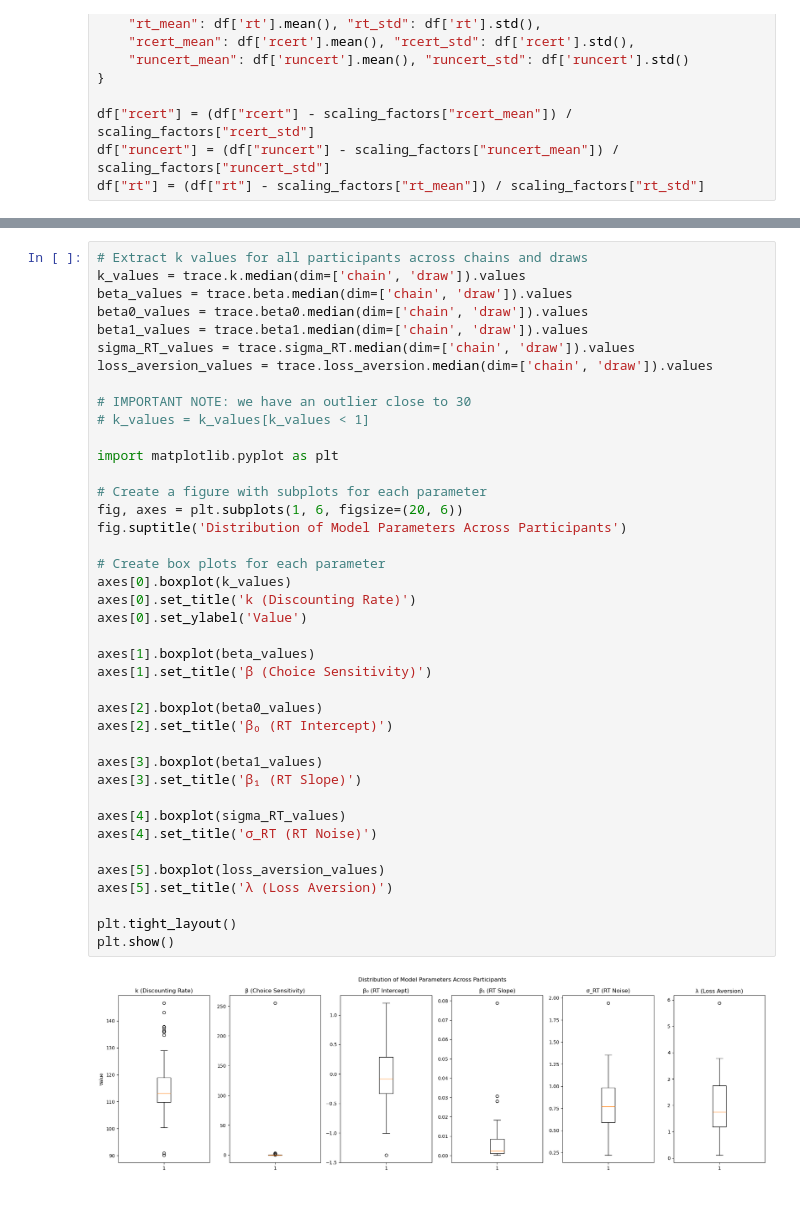
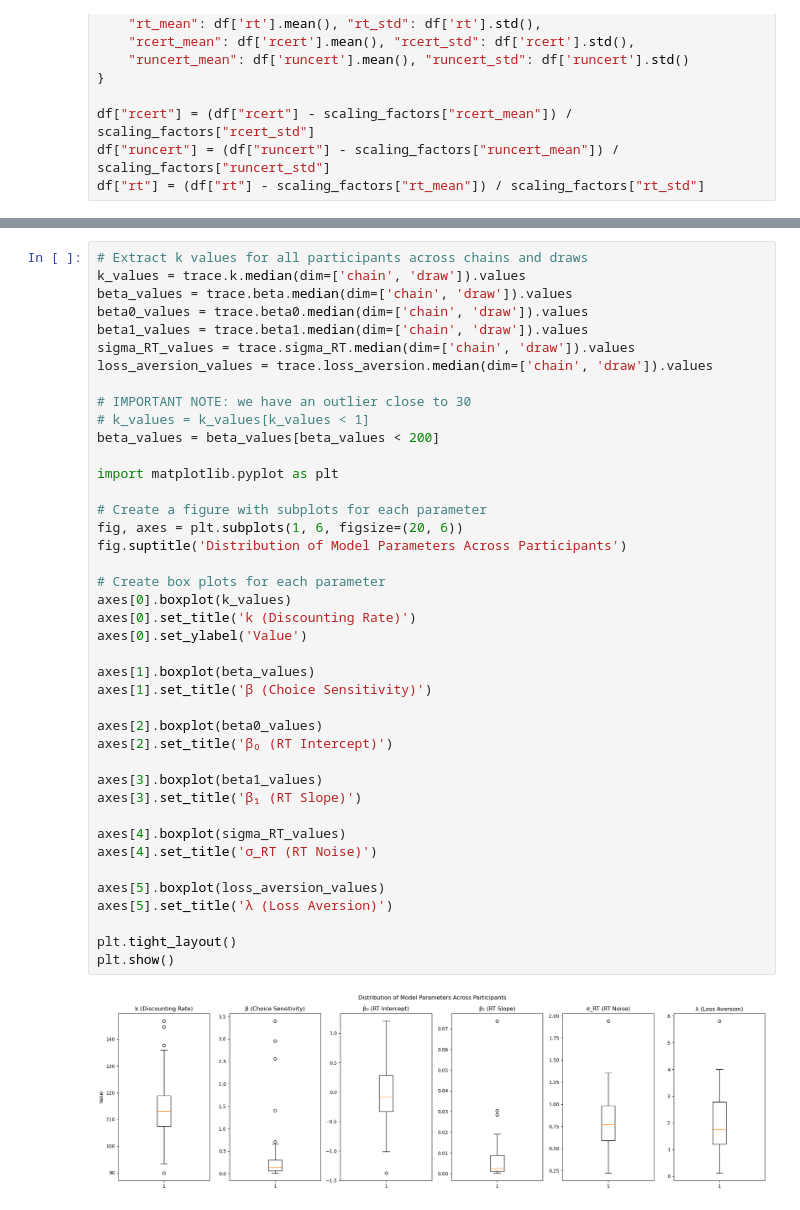
Before and after one commit to PrioteasaAndrei/comp-cogsci-delay-discounting, a Jupyter notebook: src/probabilistic_discounting_debugging.ipynb, the cells around one changed output, grey strips where cells are left out. Drawn from its saved outputs; the diff is of its cells as text.

```diff
--- a/src/probabilistic_discounting_debugging.ipynb
+++ b/src/probabilistic_discounting_debugging.ipynb
@@ -63,34 +63,35 @@ loss_aversion_values = trace.loss_aversion.median(dim=['chain', 'draw']).values
 
 # IMPORTANT NOTE: we have an outlier close to 30
 # k_values = k_values[k_values < 1]
+beta_values = beta_values[beta_values < 200]
 
 import matplotlib.pyplot as plt
 
 # Create a figure with subplots for each parameter
 fig, axes = plt.subplots(1, 6, figsize=(20, 6))
 fig.suptitle('Distribution of Model Parameters Across Participants')
 
 # Create box plots for each parameter
 axes[0].boxplot(k_values)
 axes[0].set_title('k (Discounting Rate)')
 axes[0].set_ylabel('Value')
 
 axes[1].boxplot(beta_values)
 axes[1].set_title('β (Choice Sensitivity)')
 
 axes[2].boxplot(beta0_values)
 axes[2].set_title('β₀ (RT Intercept)')
 
 axes[3].boxplot(beta1_values)
 axes[3].set_title('β₁ (RT Slope)')
 
 axes[4].boxplot(sigma_RT_values)
 axes[4].set_title('σ_RT (RT Noise)')
 
 axes[5].boxplot(loss_aversion_values)
 axes[5].set_title('λ (Loss Aversion)')
 
 plt.tight_layout()
 plt.show()
 # %% [output]
-[figure, old version]
+[figure, new version]
```
Also changed, not shown: parts of 1 cell of this notebook, 2 other files.
